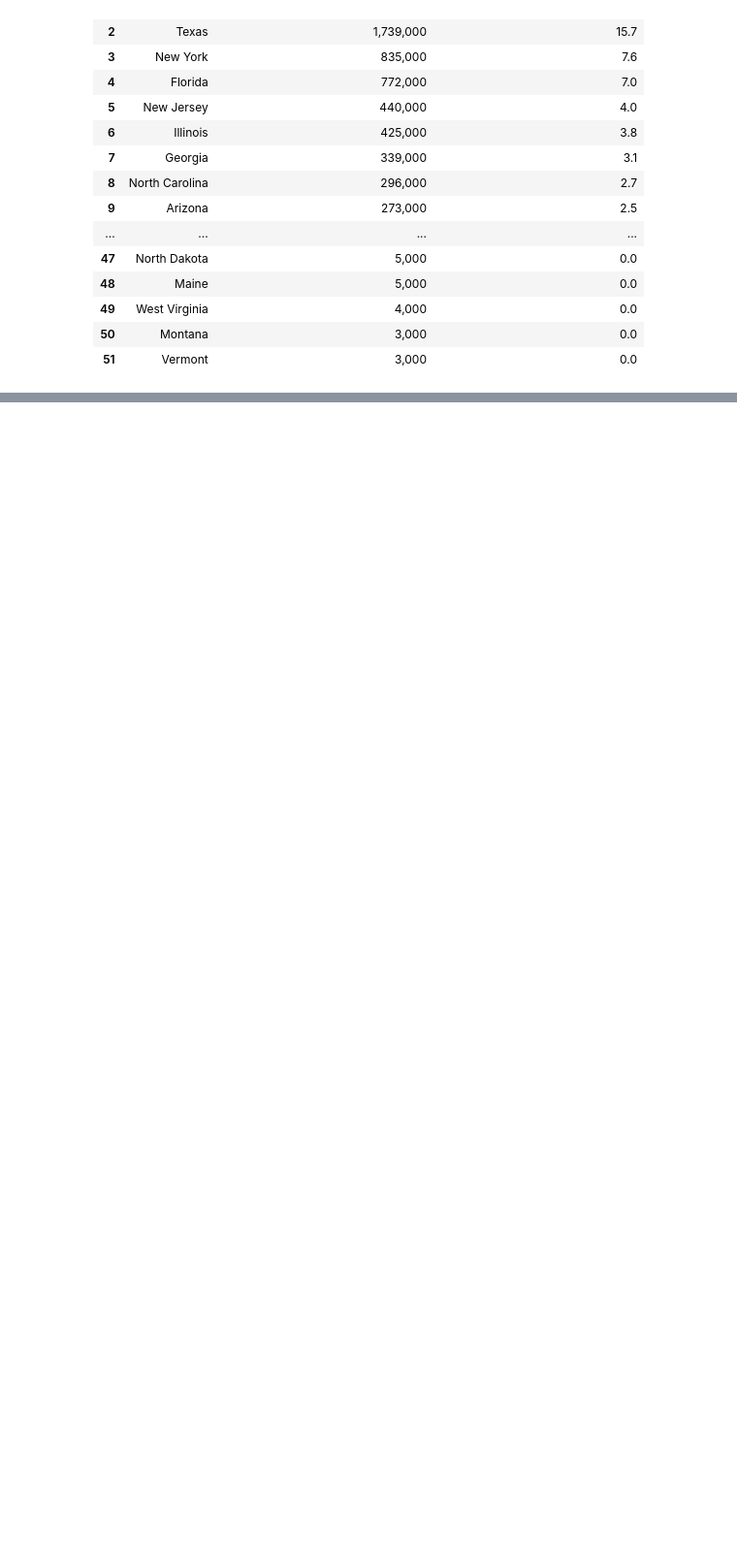
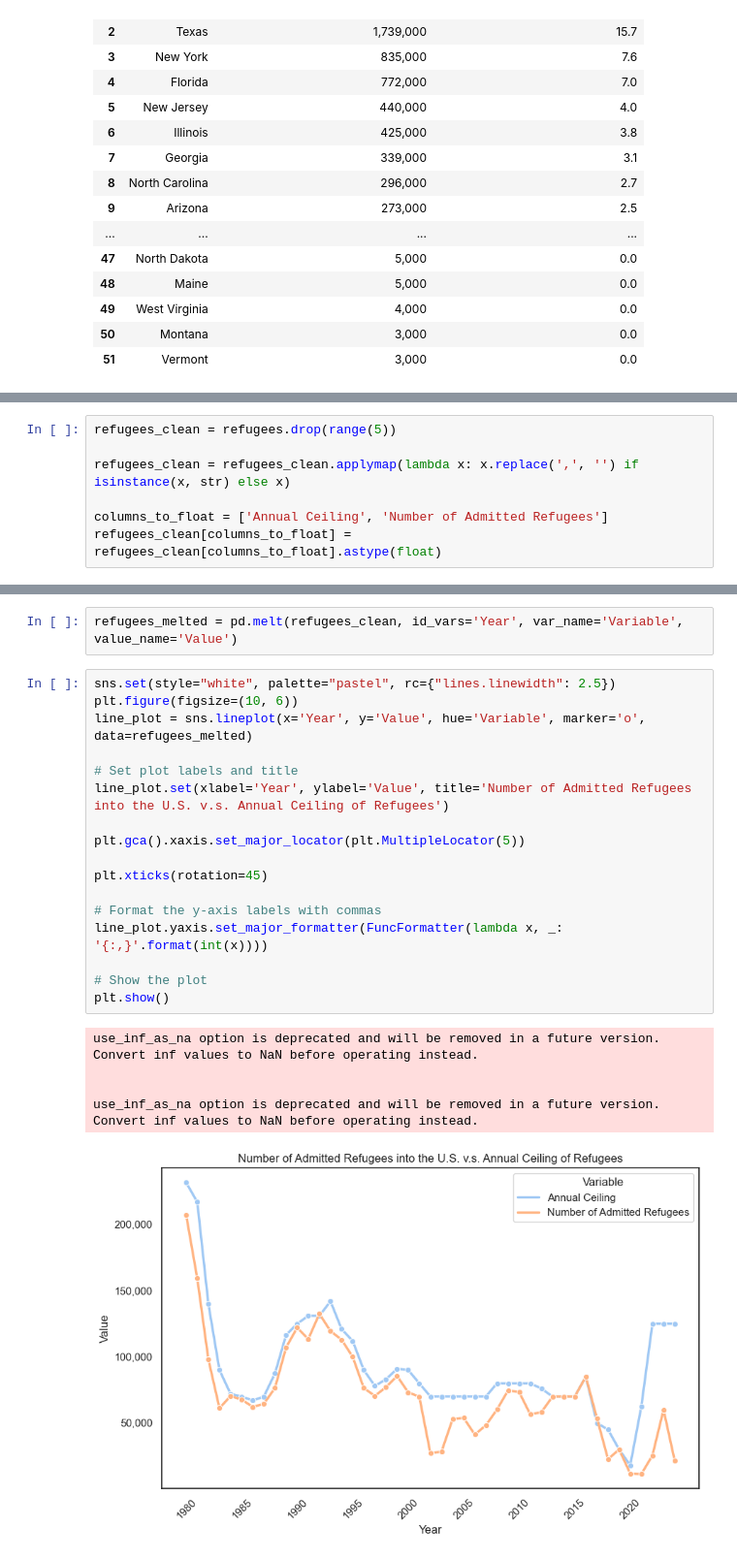
Before and after one commit to MaxB5282/Capstone, a Jupyter notebook: data/data exploration.ipynb, the cells around one changed output, grey strips where cells are left out. Shown at 97% size. Saved outputs shown, nothing was run; the diff lists cells and outputs as text; blank space fills up the shorter version.

```diff
--- a/data/data exploration.ipynb
+++ b/data/data exploration.ipynb
@@ -186,0 +375,7 @@ unauthorized_estimates
+# %%
+refugees_clean = refugees.drop(range(5))
+
+refugees_clean = refugees_clean.applymap(lambda x: x.replace(',', '') if isinstance(x, str) else x)
+
+columns_to_float = ['Annual Ceiling', 'Number of Admitted Refugees']
+refugees_clean[columns_to_float] = refugees_clean[columns_to_float].astype(float)
@@ -186,0 +404,25 @@ unauthorized_estimates
+# %%
+refugees_melted = pd.melt(refugees_clean, id_vars='Year', var_name='Variable', value_name='Value')
+# %%
+sns.set(style="white", palette="pastel", rc={"lines.linewidth": 2.5})
+plt.figure(figsize=(10, 6))
+line_plot = sns.lineplot(x='Year', y='Value', hue='Variable', marker='o', data=refugees_melted)
+
+# Set plot labels and title
+line_plot.set(xlabel='Year', ylabel='Value', title='Number of Admitted Refugees into the U.S. v.s. Annual Ceiling of Refugees')
+
+plt.gca().xaxis.set_major_locator(plt.MultipleLocator(5))
+
+plt.xticks(rotation=45)
+
+# Format the y-axis labels with commas
+line_plot.yaxis.set_major_formatter(FuncFormatter(lambda x, _: '{:,}'.format(int(x))))
+
+# Show the plot
+plt.show()
+# %% [output]
+use_inf_as_na option is deprecated and will be removed in a future version. Convert inf values to NaN before operating instead.
+
+
+use_inf_as_na option is deprecated and will be removed in a future version. Convert inf values to NaN before operating instead.
+[figure, added]
```
Also changed, not shown: parts of 20 cells of this notebook.
